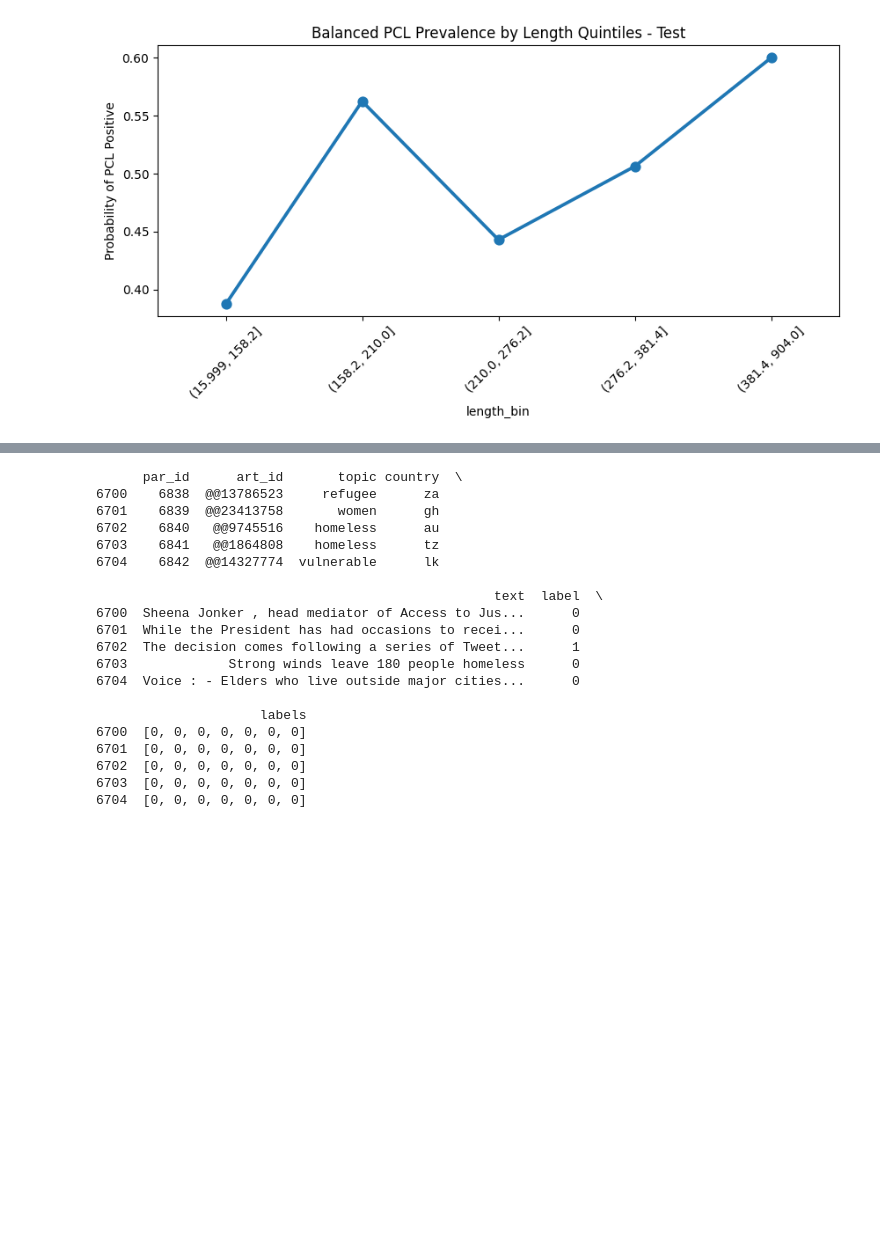
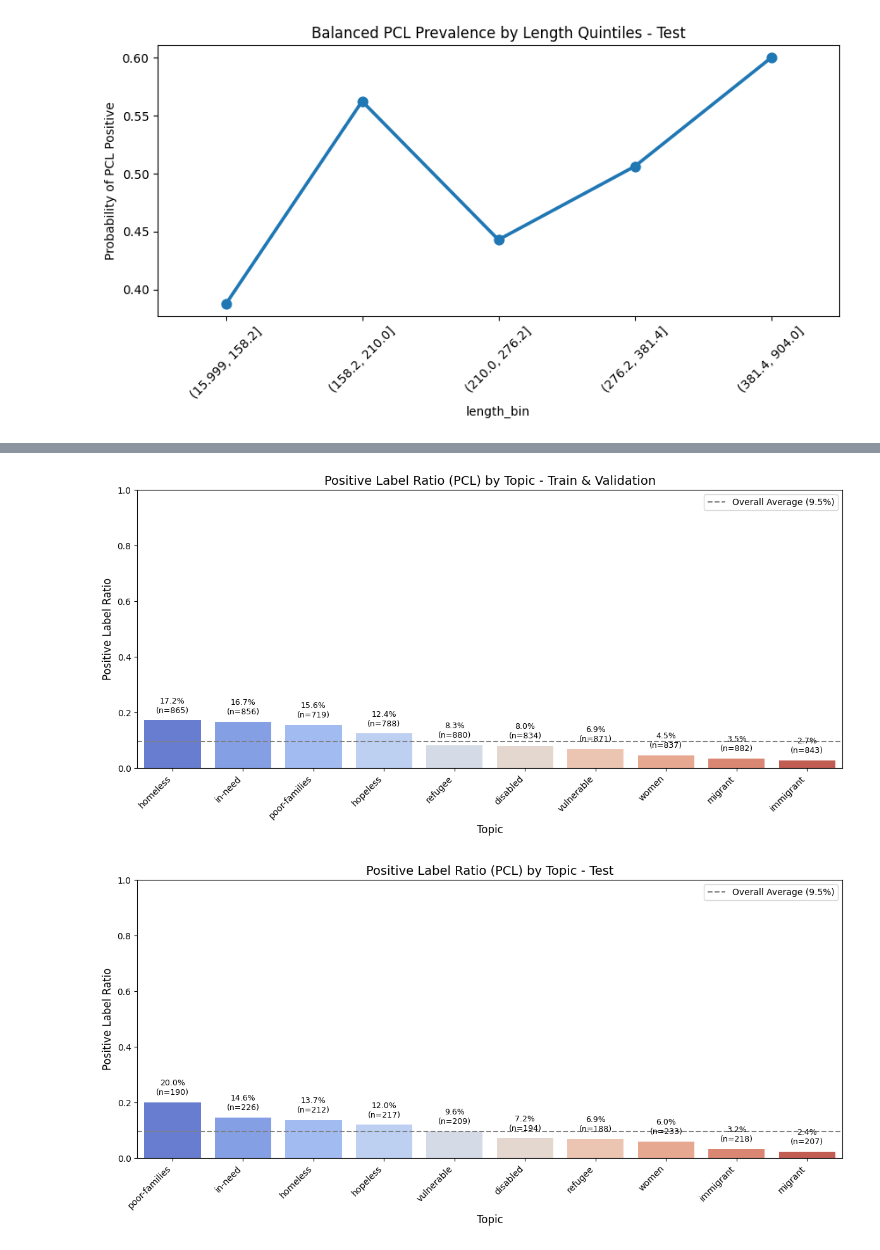
Before and after one commit to Hasasasaki/semeval_2022_task_4, a Jupyter notebook: data_analysis.ipynb, the cells around one changed output, grey strips where cells are left out. Drawn from its saved outputs; the diff is of its cells as text; code cells hidden in the pictures; blank space fills up the shorter version.

```diff
--- a/data_analysis.ipynb
+++ b/data_analysis.ipynb
@@ -214,25 +215,40 @@ Test: Balanced Point-biserial: r=0.109 (p=0.0304)
+# %%
+def plot_topic_ratios(df, name):
+    # Calculate positive label ratio per topic
+    topic_ratios = df.groupby('topic')['pcl_label'].agg(['mean', 'count'])
+    topic_ratios = topic_ratios.sort_values('mean', ascending=False)
+
+    # Plot ratio visualization
+    plt.figure(figsize=(12, 6))
+    sns.barplot(x=topic_ratios.index,
+                y=topic_ratios['mean'],
+                hue=topic_ratios.index,
+                palette='coolwarm',
+                legend=False)
+
+    # Add annotations
+    plt.axhline(y=df['pcl_label'].mean(), color='gray', linestyle='--',
+                label=f'Overall Average ({df["pcl_label"].mean():.1%})')
+    plt.title(f'Positive Label Ratio (PCL) by Topic - {name}', fontsize=14)
+    plt.xlabel('Topic', fontsize=12)
+    plt.ylabel('Positive Label Ratio', fontsize=12)
+    plt.xticks(rotation=45, ha='right')
+    plt.ylim(0, 1)
+    plt.legend()
+
+    # Add percentage labels
+    for i, (ratio, count) in enumerate(zip(topic_ratios['mean'], topic_ratios['count'])):
+        plt.text(i, ratio + 0.02, f'{ratio:.1%}\n(n={count})',
+                 ha='center', va='bottom', fontsize=9)
+
+    plt.tight_layout()
+    plt.show()
+
+# Analyze both datasets
+for df, name in [(train_val_df, 'Train & Validation'), (test_df, 'Test')]:
+    plot_topic_ratios(df, name)
+# %% [output]
+[figure, added]
+[figure, added]
 # %%
-train_df, val_df = train_test_split(train_val_df, test_size=0.2, random_state=42, shuffle=False)
-
-print(val_df.head())
+train_df, val_df = train_test_split(train_val_df, test_size=0.2, random_state=42, shuffle=True)
-# %% [output]
-      par_id      art_id       topic country  \
-6700    6838  @@13786523     refugee      za
-6701    6839  @@23413758       women      gh
-6702    6840   @@9745516    homeless      au
-6703    6841   @@1864808    homeless      tz
-6704    6842  @@14327774  vulnerable      lk
-
-                                                   text  label  \
-6700  Sheena Jonker , head mediator of Access to Jus...      0
-6701  While the President has had occasions to recei...      0
-6702  The decision comes following a series of Tweet...      1
-6703             Strong winds leave 180 people homeless      0
-6704  Voice : - Elders who live outside major cities...      0
-
-                     labels
-6700  [0, 0, 0, 0, 0, 0, 0]
-6701  [0, 0, 0, 0, 0, 0, 0]
-6702  [0, 0, 0, 0, 0, 0, 0]
-6703  [0, 0, 0, 0, 0, 0, 0]
-6704  [0, 0, 0, 0, 0, 0, 0]
```
Also changed, not shown: parts of 2 cells of this notebook.
